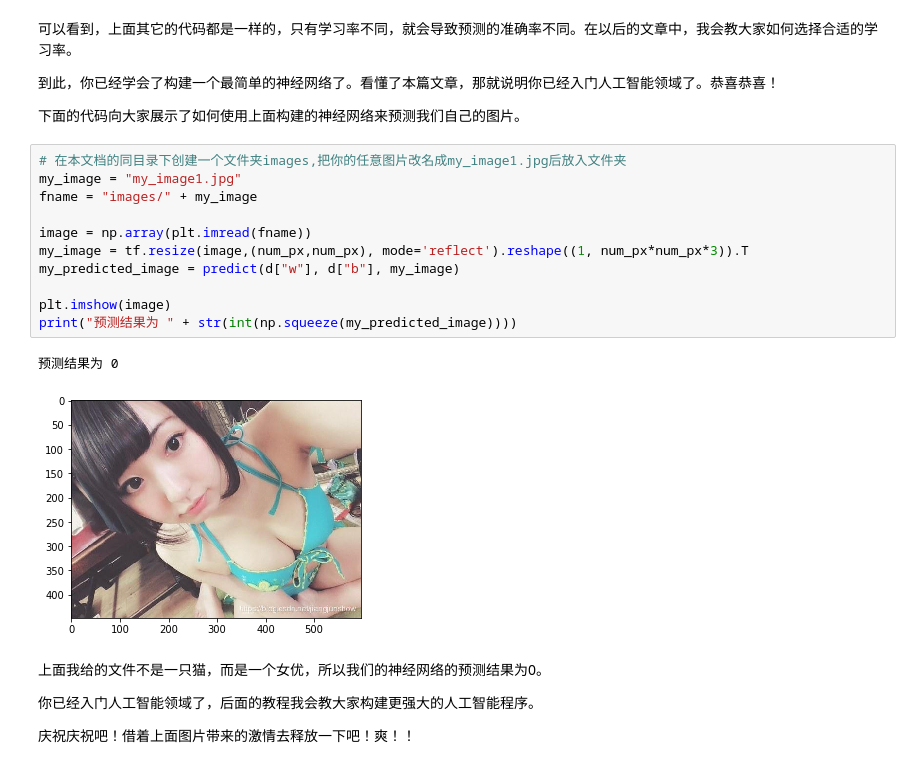
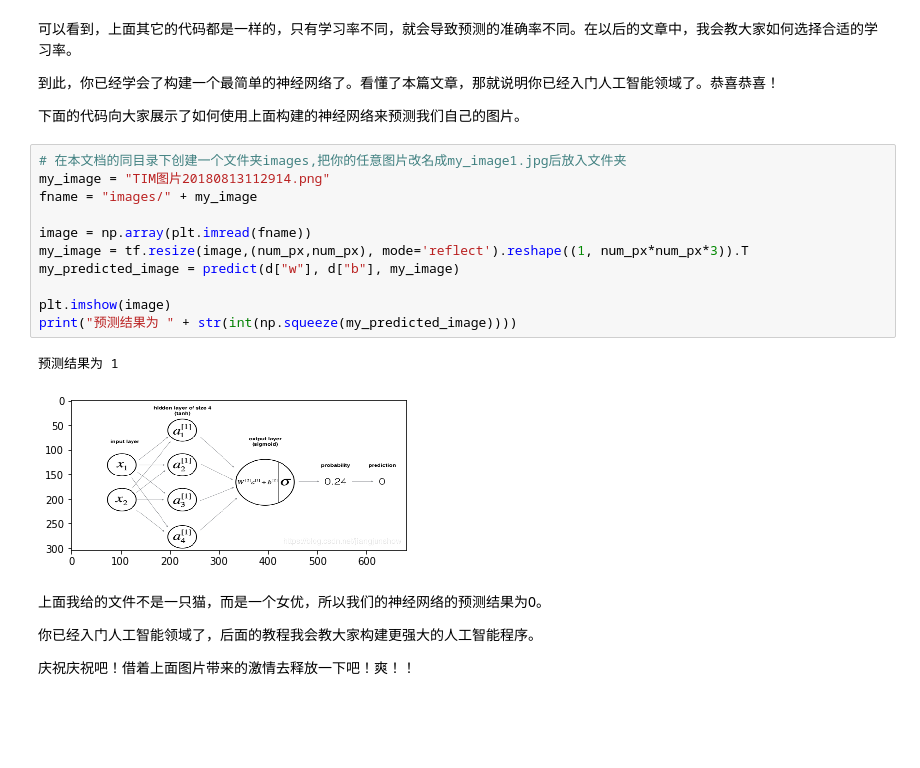
Before and after one commit to oaiao/ai, a Jupyter notebook: ai/ai_01/ai_01.ipynb, the cells around one changed output. Saved outputs shown, nothing was run; the diff lists cells and outputs as text; blank space fills up the shorter version.

```diff
--- a/ai/ai_01/ai_01.ipynb
+++ b/ai/ai_01/ai_01.ipynb
@@ -375,18 +375,18 @@ plt.show()
 下面的代码向大家展示了如何使用上面构建的神经网络来预测我们自己的图片。
 # %%
 # 在本文档的同目录下创建一个文件夹images,把你的任意图片改名成my_image1.jpg后放入文件夹
-my_image = "my_image1.jpg"
+my_image = "TIM图片20180813112914.png"
 fname = "images/" + my_image
 
 image = np.array(plt.imread(fname))
 my_image = tf.resize(image,(num_px,num_px), mode='reflect').reshape((1, num_px*num_px*3)).T
 my_predicted_image = predict(d["w"], d["b"], my_image)
 
 plt.imshow(image)
 print("预测结果为 " + str(int(np.squeeze(my_predicted_image))))
 # %% [output]
-预测结果为 0
+预测结果为 1
-[figure, old version]
+[figure, new version]
 # %% [markdown]
 上面我给的文件不是一只猫，而是一个女优，所以我们的神经网络的预测结果为0。
 
```
Also changed, not shown: 5 other files.
